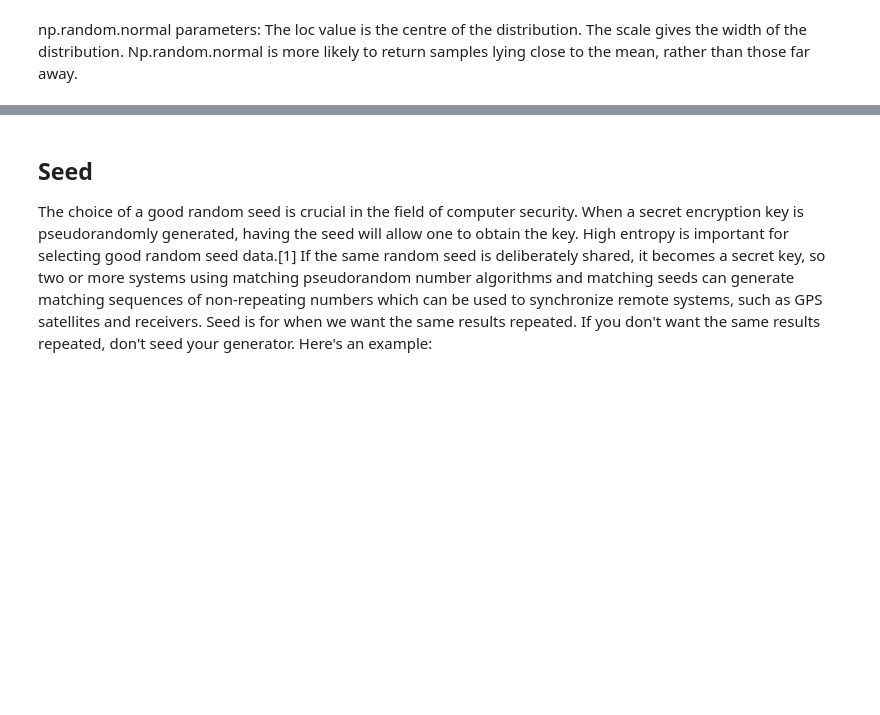
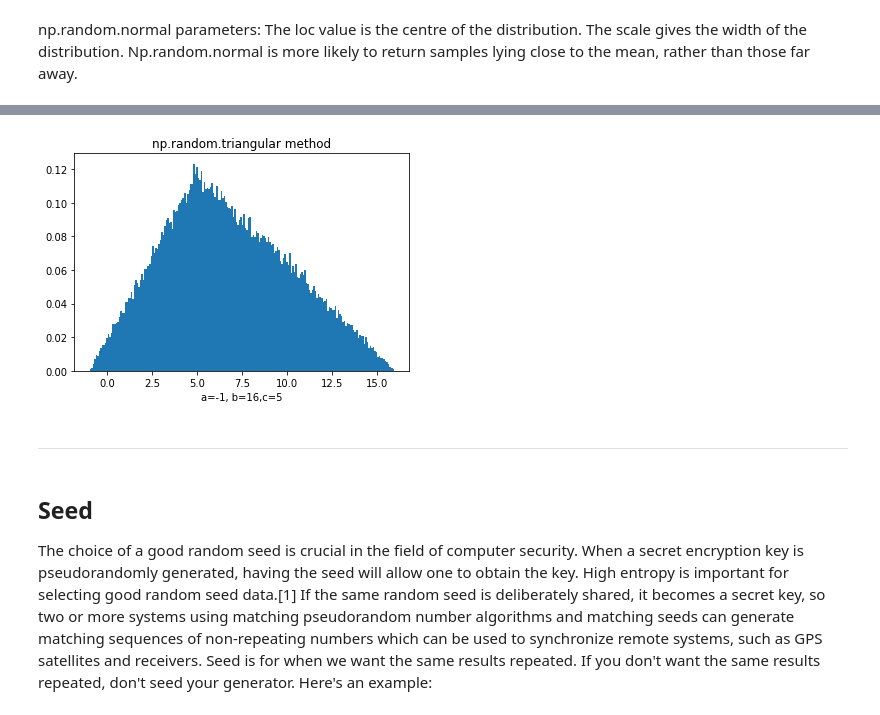
Before and after one commit to eamonnofarrell/NumpyRandom, a Jupyter notebook: NumpyRandom.ipynb, the cells around one changed output, grey strips where cells are left out. Cells and saved outputs as stored; diff of their text form; code cells hidden in the pictures; blank space fills up the shorter version.

```diff
--- a/NumpyRandom.ipynb
+++ b/NumpyRandom.ipynb
@@ -311,3 +303,12 @@ plt.show()
+# %%
+plt.hist(np.random.triangular(-1, 5, 16, 100000), bins=200, normed=True)
+plt.title("np.random.triangular method")
+plt.xlabel("a=-1, b=16,c=5")
+plt.show()
+# %% [output]
+[figure, added]
+# %% [markdown]
+-----------------------------------------------------------------------------------------
 # %% [markdown]
 ## Seed
 The choice of a good random seed is crucial in the field of computer security. When a secret encryption key is pseudorandomly generated, having the seed will allow one to obtain the key. High entropy is important for selecting good random seed data.[1]
```
Also changed, not shown: parts of 14 cells of this notebook.
